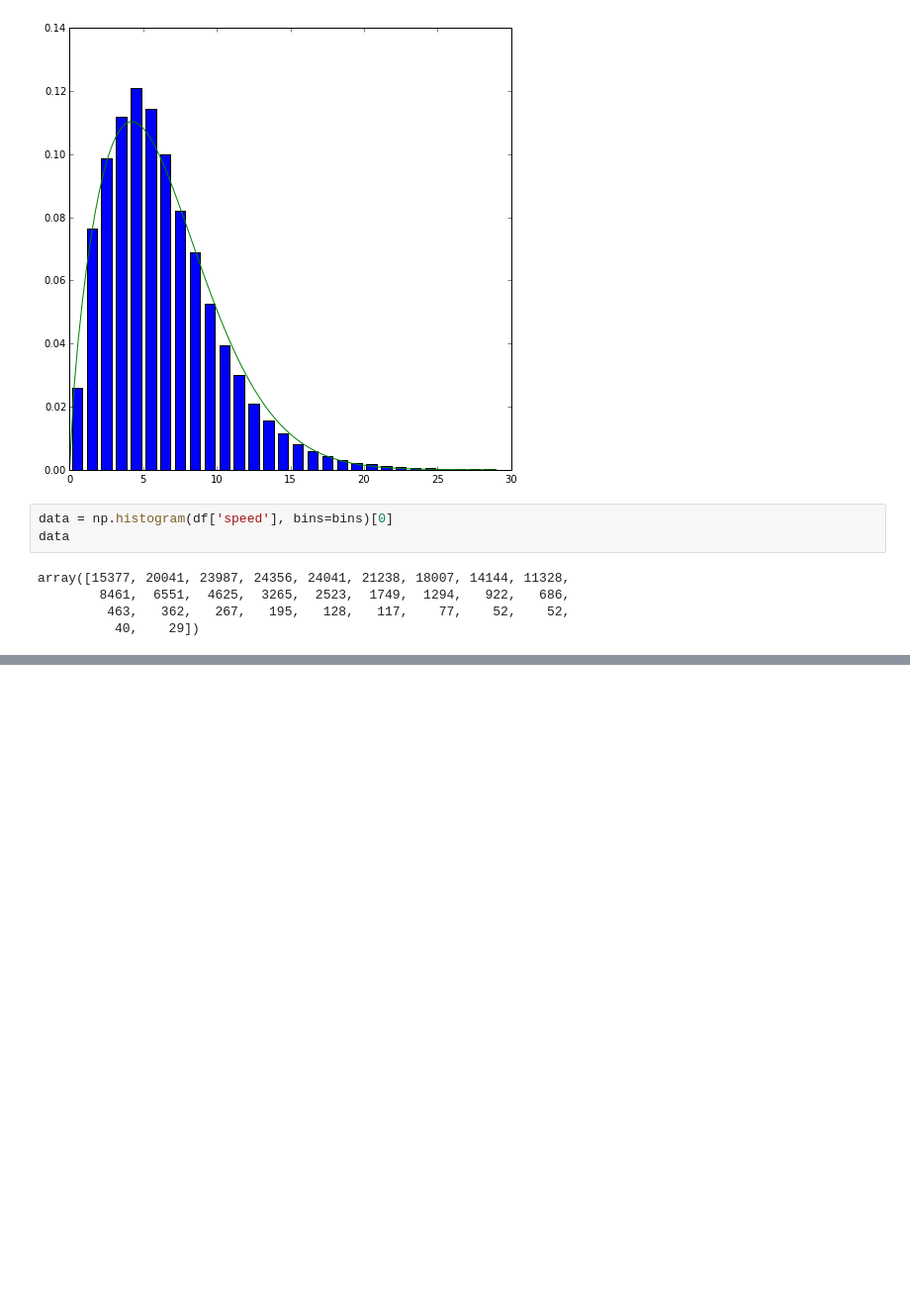
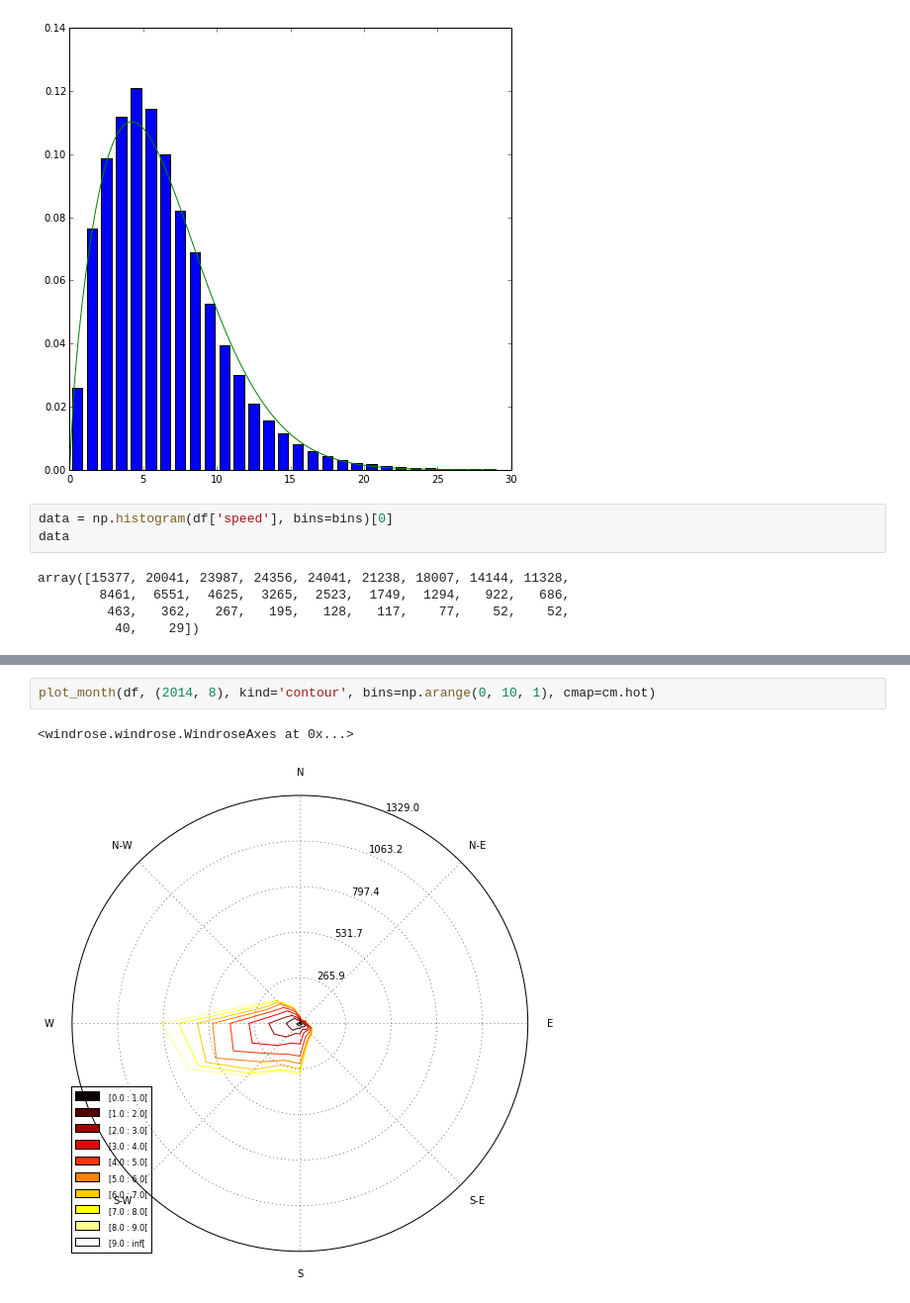
Before and after one commit to python-windrose/windrose, a Jupyter notebook: windrose_sample_poitiers_csv.ipynb, the cells around one changed output, grey strips where cells are left out. Shown at 99% size. Cells and saved outputs as stored; diff of their text form; blank space fills up the shorter version.

```diff
--- a/windrose_sample_poitiers_csv.ipynb
+++ b/windrose_sample_poitiers_csv.ipynb
@@ -81,0 +98,5 @@ array([15377, 20041, 23987, 24356, 24041, 21238, 18007, 14144, 11328,
+# %%
+plot_month(df, (2014, 8), kind='contour', bins=np.arange(0, 10, 1), cmap=cm.hot)
+# %% [output]
+<windrose.windrose.WindroseAxes at 0x...>
+[figure, added]
```
Also changed, not shown: parts of 4 cells of this notebook.
